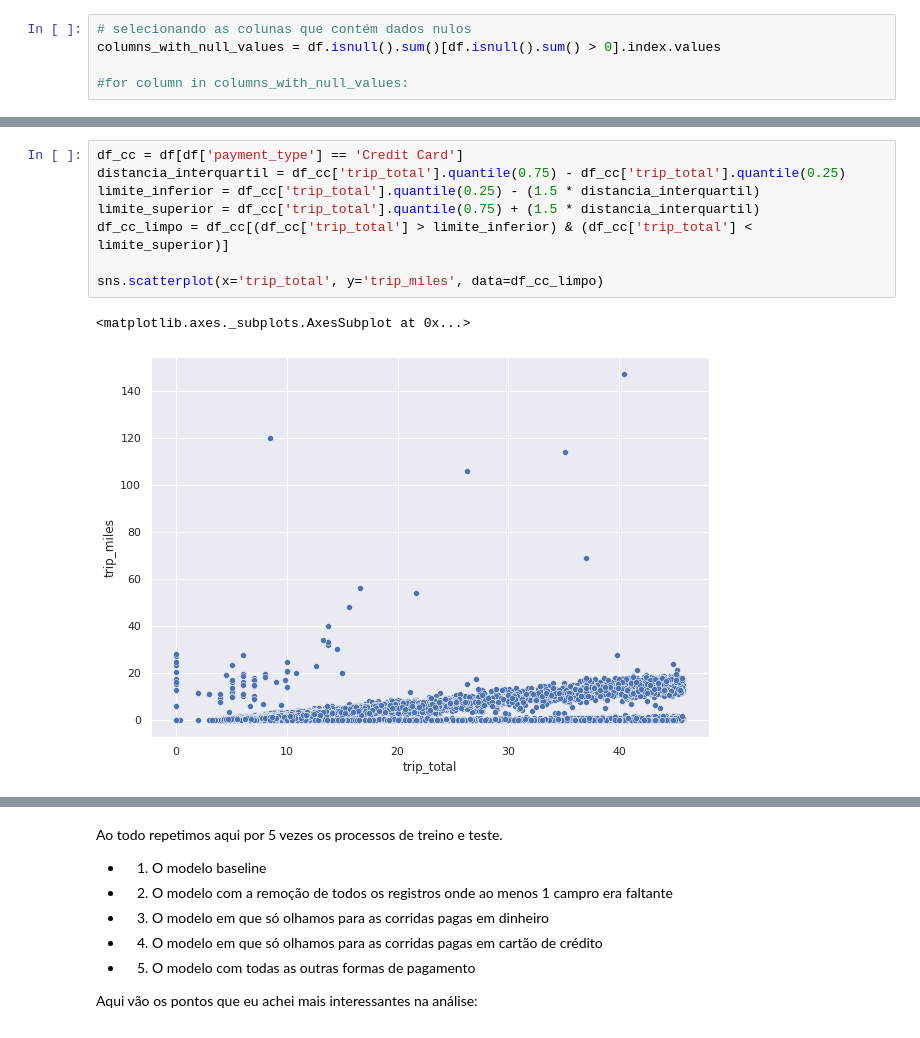
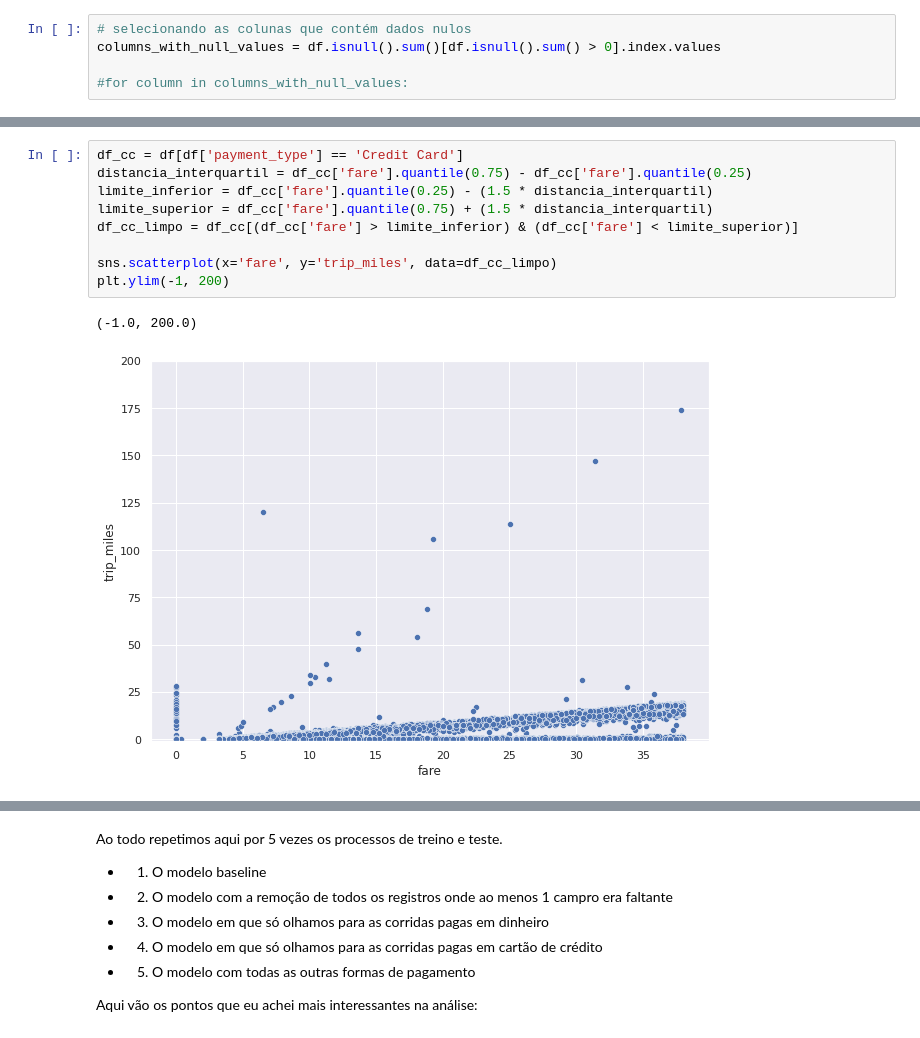
Before and after one commit to LeoFernanndes/portfolio, a Jupyter notebook: ChicagoTaxiRidePrice.ipynb, the cells around one changed output, grey strips where cells are left out. Cells and saved outputs as stored; diff of their text form.

```diff
--- a/ChicagoTaxiRidePrice.ipynb
+++ b/ChicagoTaxiRidePrice.ipynb
@@ -420,14 +454,15 @@ Desvio padrão (limpo) do erro ($): 0.06271541455901097
 # %%
 df_cc = df[df['payment_type'] == 'Credit Card']
-distancia_interquartil = df_cc['trip_total'].quantile(0.75) - df_cc['trip_total'].quantile(0.25)
-limite_inferior = df_cc['trip_total'].quantile(0.25) - (1.5 * distancia_interquartil)
-limite_superior = df_cc['trip_total'].quantile(0.75) + (1.5 * distancia_interquartil)
-df_cc_limpo = df_cc[(df_cc['trip_total'] > limite_inferior) & (df_cc['trip_total'] < limite_superior)]
+distancia_interquartil = df_cc['fare'].quantile(0.75) - df_cc['fare'].quantile(0.25)
+limite_inferior = df_cc['fare'].quantile(0.25) - (1.5 * distancia_interquartil)
+limite_superior = df_cc['fare'].quantile(0.75) + (1.5 * distancia_interquartil)
+df_cc_limpo = df_cc[(df_cc['fare'] > limite_inferior) & (df_cc['fare'] < limite_superior)]
 
-sns.scatterplot(x='trip_total', y='trip_miles', data=df_cc_limpo)
+sns.scatterplot(x='fare', y='trip_miles', data=df_cc_limpo)
+plt.ylim(-1, 200)
 # %% [output]
-<matplotlib.axes._subplots.AxesSubplot at 0x...>
+(-1.0, 200.0)
-[figure, old version]
+[figure, new version]
 # %%
 dataframe_pra_regressao = df_cc_limpo.copy()
 
```
Also changed, not shown: parts of 31 cells of this notebook.
